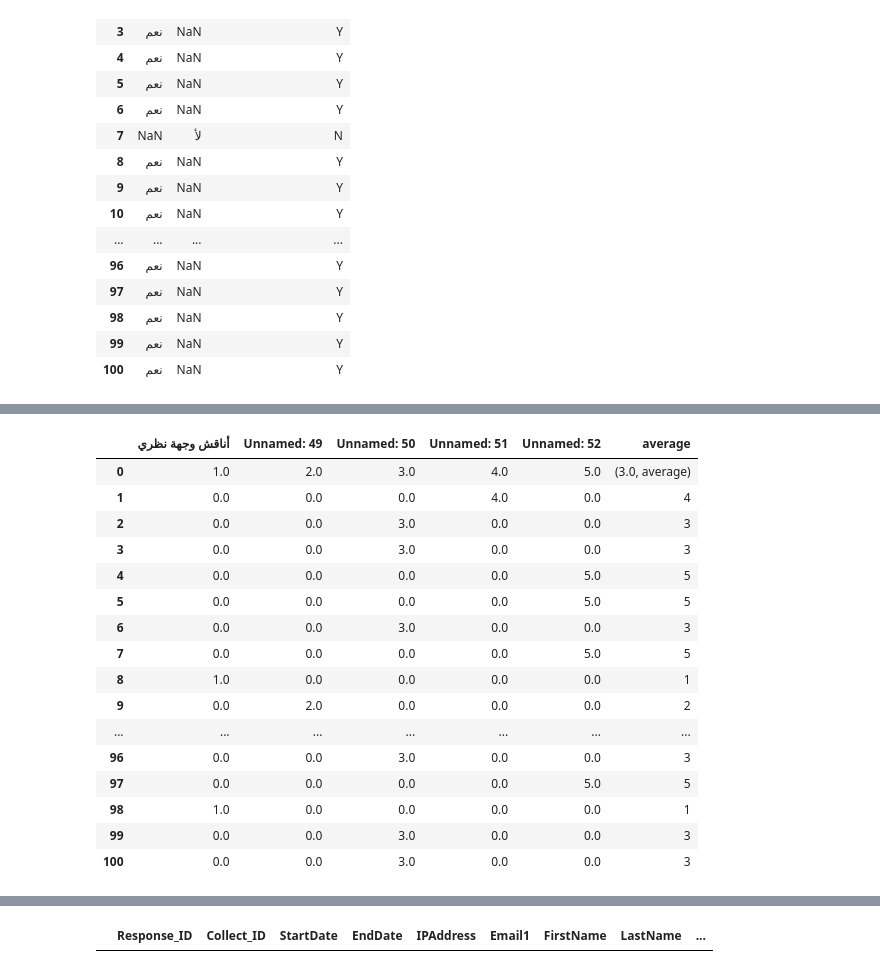
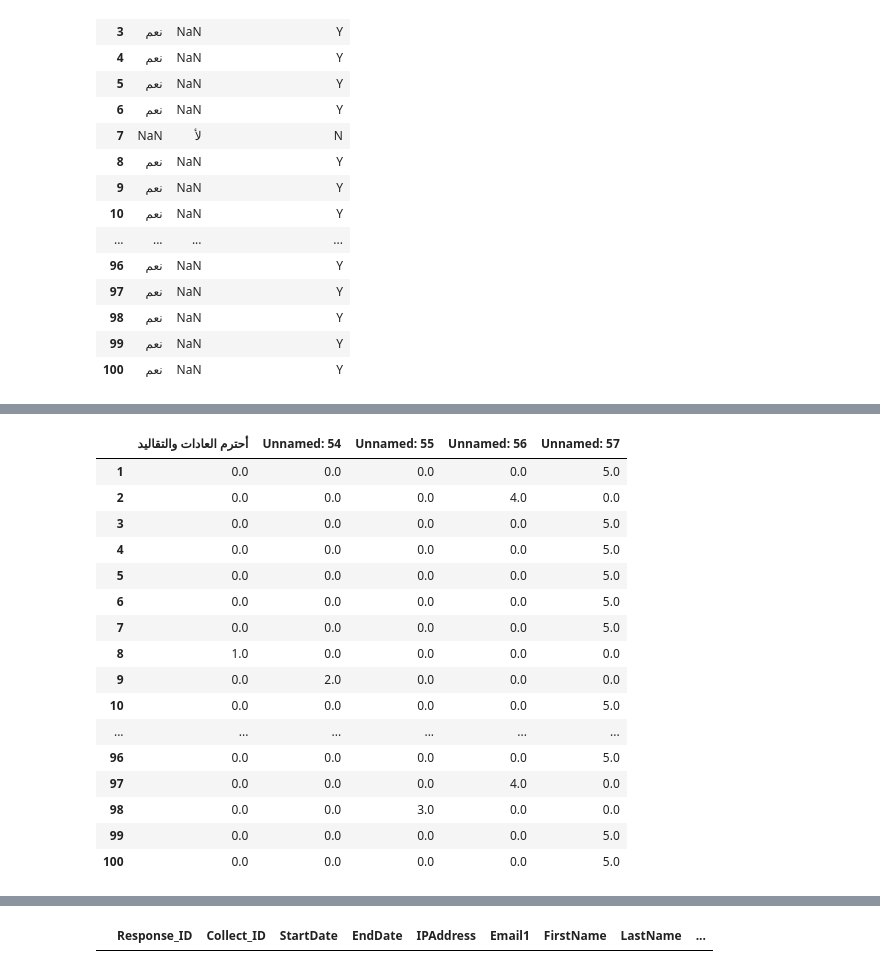
Before and after one commit to taimoor722/UPWORK_JOBS, a Jupyter notebook: DatatobeclearnArabicjob.ipynb, the cells around one changed output, grey strips where cells are left out. Saved outputs shown, nothing was run; the diff lists cells and outputs as text; code cells hidden in the pictures.

```diff
--- a/DatatobeclearnArabicjob.ipynb
+++ b/DatatobeclearnArabicjob.ipynb
@@ -338,20 +357,22 @@ Q1['average']=Q1.apply(fun,axis=1)
-# %%
-Q1
-# %% [output]
-|  | أناقش وجهة نظري | Unnamed: 49 | Unnamed: 50 | Unnamed: 51 | Unnamed: 52 | average |
-| 0 | 1.0 | 2.0 | 3.0 | 4.0 | 5.0 | (3.0, average) |
-| 1 | 0.0 | 0.0 | 0.0 | 4.0 | 0.0 | 4 |
-| 2 | 0.0 | 0.0 | 3.0 | 0.0 | 0.0 | 3 |
-| 3 | 0.0 | 0.0 | 3.0 | 0.0 | 0.0 | 3 |
-| 4 | 0.0 | 0.0 | 0.0 | 0.0 | 5.0 | 5 |
-| 5 | 0.0 | 0.0 | 0.0 | 0.0 | 5.0 | 5 |
-| 6 | 0.0 | 0.0 | 3.0 | 0.0 | 0.0 | 3 |
-| 7 | 0.0 | 0.0 | 0.0 | 0.0 | 5.0 | 5 |
-| 8 | 1.0 | 0.0 | 0.0 | 0.0 | 0.0 | 1 |
-| 9 | 0.0 | 2.0 | 0.0 | 0.0 | 0.0 | 2 |
-| ... | ... | ... | ... | ... | ... | ... |
-| 96 | 0.0 | 0.0 | 3.0 | 0.0 | 0.0 | 3 |
-| 97 | 0.0 | 0.0 | 0.0 | 0.0 | 5.0 | 5 |
-| 98 | 1.0 | 0.0 | 0.0 | 0.0 | 0.0 | 1 |
-| 99 | 0.0 | 0.0 | 3.0 | 0.0 | 0.0 | 3 |
-| 100 | 0.0 | 0.0 | 3.0 | 0.0 | 0.0 | 3 |
+# %%
+Q2=raw.iloc[1:,53:58]
+Q2.replace(np.nan,0,inplace=True)
+Q2
+# %% [output]
+|  | أحترم العادات والتقاليد | Unnamed: 54 | Unnamed: 55 | Unnamed: 56 | Unnamed: 57 |
+| 1 | 0.0 | 0.0 | 0.0 | 0.0 | 5.0 |
+| 2 | 0.0 | 0.0 | 0.0 | 4.0 | 0.0 |
+| 3 | 0.0 | 0.0 | 0.0 | 0.0 | 5.0 |
+| 4 | 0.0 | 0.0 | 0.0 | 0.0 | 5.0 |
+| 5 | 0.0 | 0.0 | 0.0 | 0.0 | 5.0 |
+| 6 | 0.0 | 0.0 | 0.0 | 0.0 | 5.0 |
+| 7 | 0.0 | 0.0 | 0.0 | 0.0 | 5.0 |
+| 8 | 1.0 | 0.0 | 0.0 | 0.0 | 0.0 |
+| 9 | 0.0 | 2.0 | 0.0 | 0.0 | 0.0 |
+| 10 | 0.0 | 0.0 | 0.0 | 0.0 | 5.0 |
+| ... | ... | ... | ... | ... | ... |
+| 96 | 0.0 | 0.0 | 0.0 | 0.0 | 5.0 |
+| 97 | 0.0 | 0.0 | 0.0 | 4.0 | 0.0 |
+| 98 | 0.0 | 0.0 | 3.0 | 0.0 | 0.0 |
+| 99 | 0.0 | 0.0 | 0.0 | 0.0 | 5.0 |
+| 100 | 0.0 | 0.0 | 0.0 | 0.0 | 5.0 |
```
Also changed, not shown: parts of 3 cells of this notebook.
